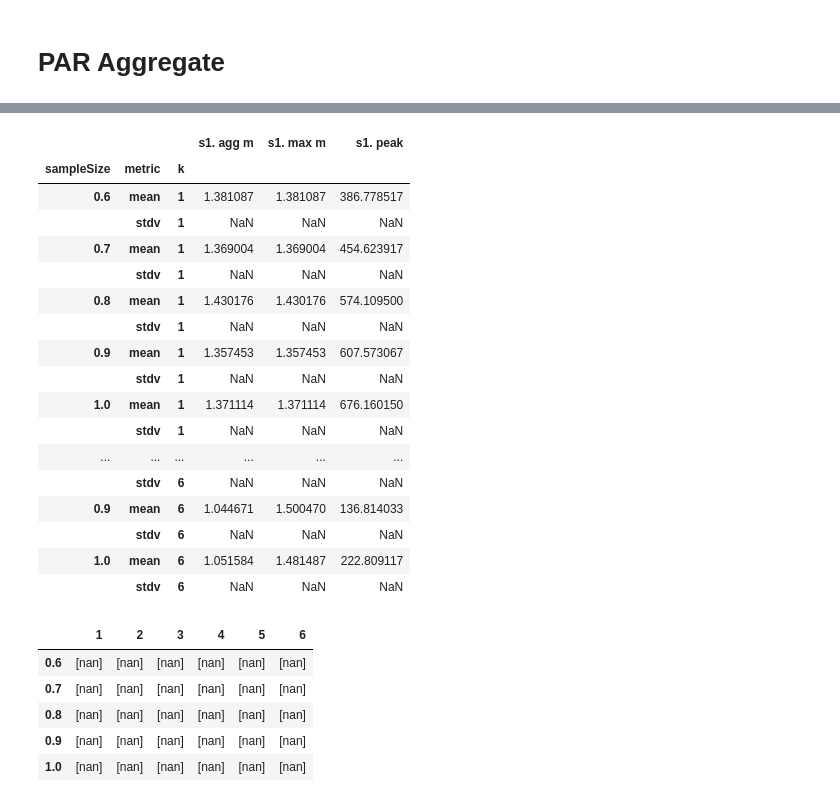
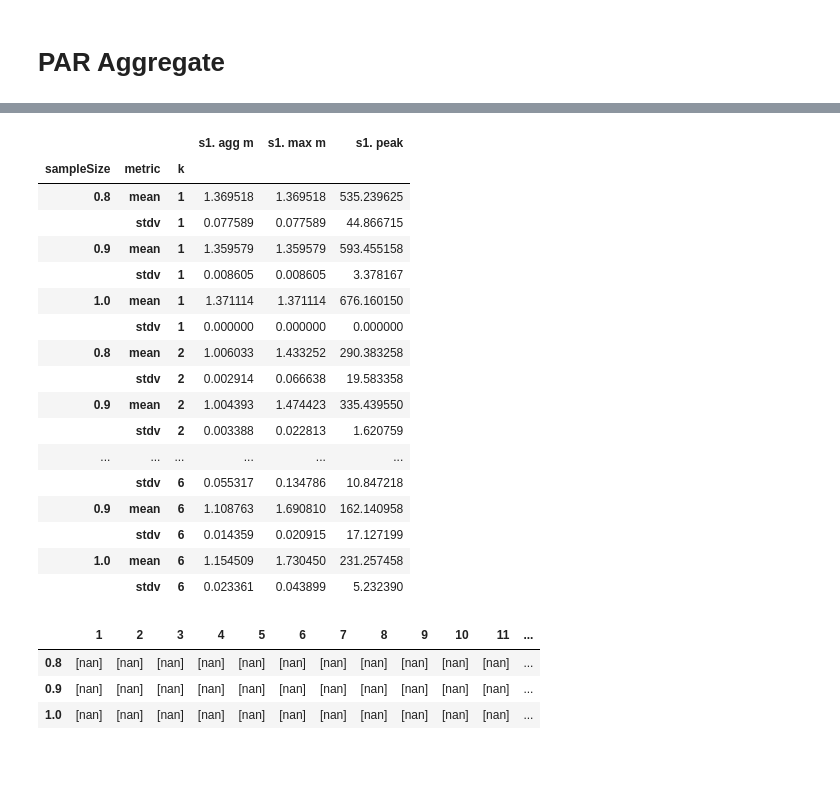
Before and after one commit to vicaba/siot-eclustering-viz, a Jupyter notebook: siot-clustering2.ipynb, the cells around one changed output, grey strips where cells are left out. Drawn from its saved outputs; the diff is of its cells as text; code cells hidden in the pictures; blank space fills up the shorter version.

```diff
--- a/siot-clustering2.ipynb
+++ b/siot-clustering2.ipynb
@@ -85,24 +85,37 @@ def plot_peak(summary, file_name=None):
 # %% [markdown]
 # PAR Aggregate
 # %%
-summaryBatch_global = pd.read_json("./files/summaryBatch.json")
+summaryBatch_global = pd.read_json("./files/crossfold/summaryBatch.json")
 #summaryBatch_global = summaryBatch_global[["k","clusters","s1. agg m","s1. max m","s1. peak","s2. agg m","s2. max m","s2. peak","total m"]]
 #batch_global = pd.read_json("./files/batch.json")
 
-k = len(json_normalize(summaryBatch_global.iloc[0]["step"]))
+k = 6
+sampleSizeMin = 0.8
+sampleSizeMax = 1.0
+
+def sampleSizeRange():
+    return (x/10 for x in range(int(sampleSizeMin * 10), int((sampleSizeMax * 10) + 1)))
 # %%
 index_list = []
 step_list = []
 
 for i in range(0 , len(summaryBatch_global)):
-    step = json_normalize(summaryBatch_global.iloc[i]["step"])
-    crossfold = json_normalize(summaryBatch_global.iloc[i]["crossfold"])
-    for j in range(0, k):
-        index_list.append((crossfold["splits"].values[0], float("{0:.2f}".format(crossfold["sampleSize"].values[0])), step["k"].values[j]))
-        step_list.append(step.iloc[j])
+    register = summaryBatch_global.iloc[i]
+
+    crossfold = json_normalize(register["crossfold"])
+    splits = crossfold["splits"].values[0]
+    steps = summaryBatch_global.iloc[i]["step"]
+    for j in range(0, splits):
+        step = json_normalize(steps[j])
+        for ki in range(1, k+1):
+            index_list.append((float("{0:.2f}".format(crossfold["sampleSize"].values[0])), j, ki-1))
+            step_list.append(step.iloc[ki-1])
 
 
-index = pd.MultiIndex.from_tuples(index_list, names=["split", "sampleSize", "k"])
+json_normalize(summaryBatch_global.iloc[0]["crossfold"])
+json_normalize(summaryBatch_global.iloc[0]["step"][0])
+
+index = pd.MultiIndex.from_tuples(index_list, names=["sampleSize", "split", "k"])
 summaryBatch_global_treated = pd.DataFrame(step_list, index=index)
 summaryBatch_global_treated
 # %% [output]
@@ -127,7 +142,6 @@ summaryBatch_global_treated
 # %%
 k2 = 2
-sampleSize = 0.6
-query = f"k == {k2} and sampleSize == {sampleSize}"
+query = f"k == {k2} and sampleSize == {sampleSizeMin}"
 summaryBatch_global_treated.query(query)["s1. agg m"].mean()
 summaryBatch_global_treated.query(query)["s1. max m"].mean()
 summaryBatch_global_treated.query(query)["s1. peak"].std()
@@ -148,56 +159,57 @@ with open('summaryBatch.tex','w') as tf:
 # %%
 index_list = []
 step_list = []
 
 for j in range(1, k+1):
-    for ssize in (x/10 for x in range(6, 11)):
+    for ssize in sampleSizeRange():
 
         index_list.append((ssize, "mean", j))
         query = f"k == {j} and sampleSize == {ssize}"
         data = {"s1. agg m" : summaryBatch_global_treated.query(query)["s1. agg m"].mean(),
                 "s1. max m" : summaryBatch_global_treated.query(query)["s1. max m"].mean(),
                 "s1. peak" : summaryBatch_global_treated.query(query)["s1. peak"].mean()}
         s = pd.Series(data,index=["s1. agg m","s1. max m","s1. peak"])
         step_list.append(s)
+        #print(f"sampleSize = {ssize}, k = {j}")
 
         index_list.append((ssize, "stdv", j))
-        query = f"k == {k2} and sampleSize == {sampleSize}"
+        query = f"k == {j} and sampleSize == {ssize}"
         data = {"s1. agg m" : summaryBatch_global_treated.query(query)["s1. agg m"].std(),
                 "s1. max m" : summaryBatch_global_treated.query(query)["s1. max m"].std(),
                 "s1. peak" : summaryBatch_global_treated.query(query)["s1. peak"].std()}
         s = pd.Series(data,index=["s1. agg m","s1. max m","s1. peak"])
         step_list.append(s)
 
 index = pd.MultiIndex.from_tuples(index_list, names=["sampleSize", "metric", "k"])
 summaryBatch_global_statistics = pd.DataFrame(step_list, index=index)
 summaryBatch_global_statistics
 # %% [output]
 |  |  |  | s1. agg m | s1. max m | s1. peak |
 | sampleSize | metric | k |  |  |  |
-| 0.6 | mean | 1 | 1.381087 | 1.381087 | 386.778517 |
-|  | stdv | 1 | NaN | NaN | NaN |
-| 0.7 | mean | 1 | 1.369004 | 1.369004 | 454.623917 |
-|  | stdv | 1 | NaN | NaN | NaN |
-| 0.8 | mean | 1 | 1.430176 | 1.430176 | 574.109500 |
-|  | stdv | 1 | NaN | NaN | NaN |
-| 0.9 | mean | 1 | 1.357453 | 1.357453 | 607.573067 |
-|  | stdv | 1 | NaN | NaN | NaN |
+| 0.8 | mean | 1 | 1.369518 | 1.369518 | 535.239625 |
+|  | stdv | 1 | 0.077589 | 0.077589 | 44.866715 |
+| 0.9 | mean | 1 | 1.359579 | 1.359579 | 593.455158 |
+|  | stdv | 1 | 0.008605 | 0.008605 | 3.378167 |
 | 1.0 | mean | 1 | 1.371114 | 1.371114 | 676.160150 |
-|  | stdv | 1 | NaN | NaN | NaN |
+|  | stdv | 1 | 0.000000 | 0.000000 | 0.000000 |
+| 0.8 | mean | 2 | 1.006033 | 1.433252 | 290.383258 |
+|  | stdv | 2 | 0.002914 | 0.066638 | 19.583358 |
+| 0.9 | mean | 2 | 1.004393 | 1.474423 | 335.439550 |
+|  | stdv | 2 | 0.003388 | 0.022813 | 1.620759 |
 | ... | ... | ... | ... | ... | ... |
-|  | stdv | 6 | NaN | NaN | NaN |
-| 0.9 | mean | 6 | 1.044671 | 1.500470 | 136.814033 |
-|  | stdv | 6 | NaN | NaN | NaN |
-| 1.0 | mean | 6 | 1.051584 | 1.481487 | 222.809117 |
-|  | stdv | 6 | NaN | NaN | NaN |
+|  | stdv | 6 | 0.055317 | 0.134786 | 10.847218 |
+| 0.9 | mean | 6 | 1.108763 | 1.690810 | 162.140958 |
+|  | stdv | 6 | 0.014359 | 0.020915 | 17.127199 |
+| 1.0 | mean | 6 | 1.154509 | 1.730450 | 231.257458 |
+|  | stdv | 6 | 0.023361 | 0.043899 | 5.232390 |
 # %%
 def getMetrics(metric, summaryMetric):
 
-    index_list = [x/10 for x in range(6, 11)]
+    index_list = [sampleSizeRange()]
     cols = [x for x in range(1, k+1)]
     step_list = []
 
-    for ssize in (x/10 for x in range(6, 11)):
+    for ssize in sampleSizeRange():
         query = f"sampleSize == {ssize} and metric == \"{summaryMetric}\" "
         dataAllK = summaryBatch_global_statistics.query(query)[f"{metric}"]
         dictAllK = {}
@@ -212,12 +224,10 @@ def getMetrics(metric, summaryMetric):
 getMetrics("s1. agg m", "mean")
 getMetrics("s1. agg m", "stdv")
 # %% [output]
-|  | 1 | 2 | 3 | 4 | 5 | 6 |
-| 0.6 | [nan] | [nan] | [nan] | [nan] | [nan] | [nan] |
-| 0.7 | [nan] | [nan] | [nan] | [nan] | [nan] | [nan] |
-| 0.8 | [nan] | [nan] | [nan] | [nan] | [nan] | [nan] |
-| 0.9 | [nan] | [nan] | [nan] | [nan] | [nan] | [nan] |
-| 1.0 | [nan] | [nan] | [nan] | [nan] | [nan] | [nan] |
+|  | 1 | 2 | 3 | 4 | 5 | 6 | 7 | 8 | 9 | 10 | 11 | ... |
+| 0.8 | [nan] | [nan] | [nan] | [nan] | [nan] | [nan] | [nan] | [nan] | [nan] | [nan] | [nan] | ... |
+| 0.9 | [nan] | [nan] | [nan] | [nan] | [nan] | [nan] | [nan] | [nan] | [nan] | [nan] | [nan] | ... |
+| 1.0 | [nan] | [nan] | [nan] | [nan] | [nan] | [nan] | [nan] | [nan] | [nan] | [nan] | [nan] | ... |
 # %%
 #pd.DataFrame(data=step_list,columns=columns)
 
```
Also changed, not shown: parts of 6 cells of this notebook, 5 other files.
